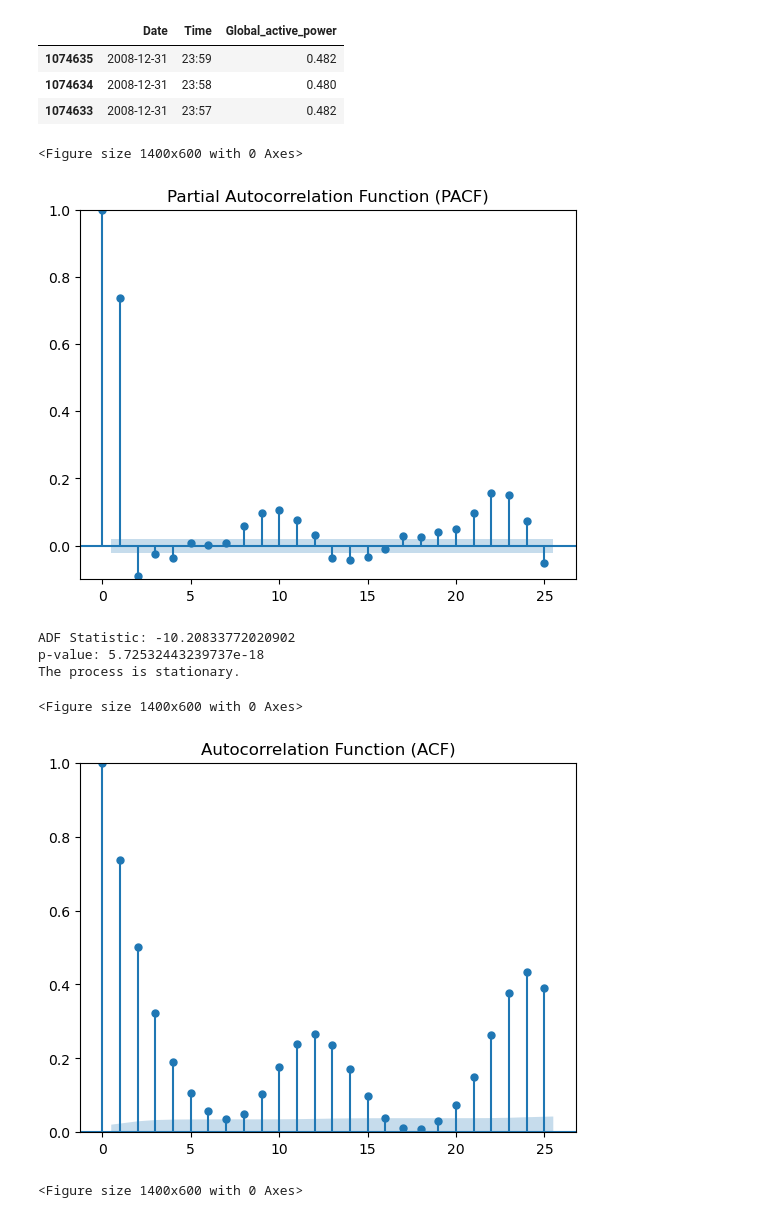
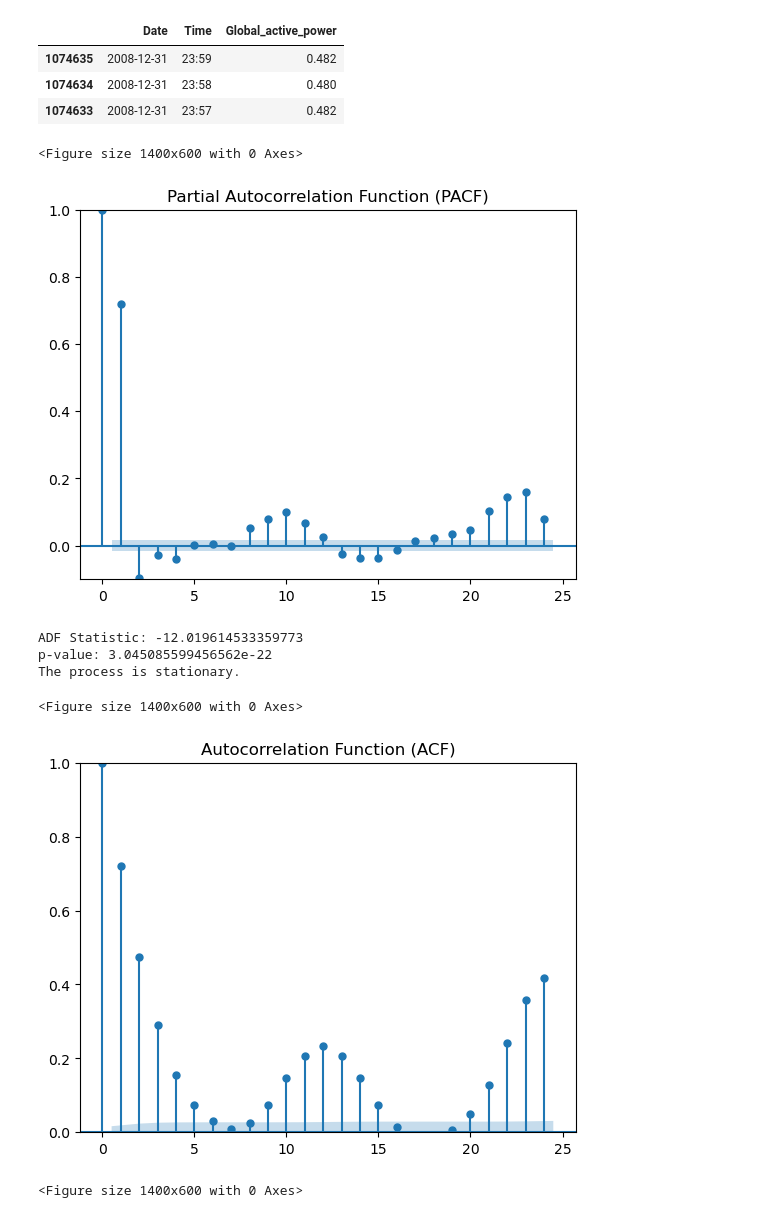
Before and after one commit to LyricLrs/Prediction-of-Individual-Household-Electric-Power-Consumption, a Jupyter notebook: ARIMA.ipynb, the cells around one changed output. Cells and saved outputs as stored; diff of their text form; code cells hidden in the pictures.

```diff
--- a/ARIMA.ipynb
+++ b/ARIMA.ipynb
@@ -46,15 +46,8 @@ y_train = train['hourly_active_power']               # Target ##
 X_test = test.drop('hourly_active_power', axis=1)    # Features
 y_test = test['hourly_active_power']                 # Target ##
 # %%
-import pandas as pd
-import numpy as np
-from sklearn.preprocessing import MinMaxScaler
-from statsmodels.tsa.arima.model import ARIMA
-import matplotlib.pyplot as plt
-from sklearn.metrics import mean_squared_error, mean_absolute_error
-
 # Load data
-df = pd.read_csv('data/2yrs_data.csv')
+df = pd.read_csv('2yrs_data.csv')
 
 # Combine 'Date' and 'Time' into a single datetime column
 df['DateTime'] = pd.to_datetime(df['Date'] + ' ' + df['Time'])
@@ -88,13 +81,3 @@ test = df_hourly.iloc[train_size:]
 
 y_train = train['hourly_active_power']
 y_test = test['hourly_active_power']
-
-# Build ARIMA model with order (4, 0, 6)
-from statsmodels.tsa.arima.model import ARIMA
-
-# Fit the ARIMA model
-model = ARIMA(y_train, order=(4, 0, 6), seasonal_order=(1,1,1,24))
-model_fit = model.fit()
-
-# Print model summary
-print(model_fit.summary())
@@ -327,18 +291,18 @@ display(data.sort_values(by=['Date', 'Time'], ascending=False).head(3))
 # Plot PACF - p
 
 plt.figure(figsize=(14, 6))
-plot_pacf(df['hourly_active_power'], lags=25)
+plot_pacf(y_train, lags=24)
 plt.ylim(-0.1, 1)
 plt.title('Partial Autocorrelation Function (PACF)')
 plt.show()
 # %% [output]
 <Figure size 1400x600 with 0 Axes>
-[figure, old version]
+[figure, new version]
 # %%
 # Check Stationary - d
 # Augmented Dickey-Fuller test for stationarity
 
-result = adfuller(df['hourly_active_power'])
+result = adfuller(y_train)
 print(f'ADF Statistic: {result[0]}')
 print(f'p-value: {result[1]}')
 if result[1] < 0.05:
@@ -346,20 +310,20 @@ if result[1] < 0.05:
 else:
     print("The process is not stationary.")
 # %% [output]
-ADF Statistic: -10.20833772020902
-p-value: 5.72532443239737e-18
+ADF Statistic: -12.019614533359773
+p-value: 3.045085599456562e-22
 The process is stationary.
 # %%
 # Plot ACF - q
 
 plt.figure(figsize=(14, 6))
-plot_acf(df['hourly_active_power'], lags=25)
+plot_acf(y_train, lags=24)
 plt.ylim(0, 1)
 plt.title('Autocorrelation Function (ACF)')
 plt.show()
 # %% [output]
 <Figure size 1400x600 with 0 Axes>
-[figure, old version]
+[figure, new version]
 # %%
 # # Plot ACF with zoomed x-lim
 # plt.figure(figsize=(width, height))
```
Also changed, not shown: parts of 3 cells of this notebook.
